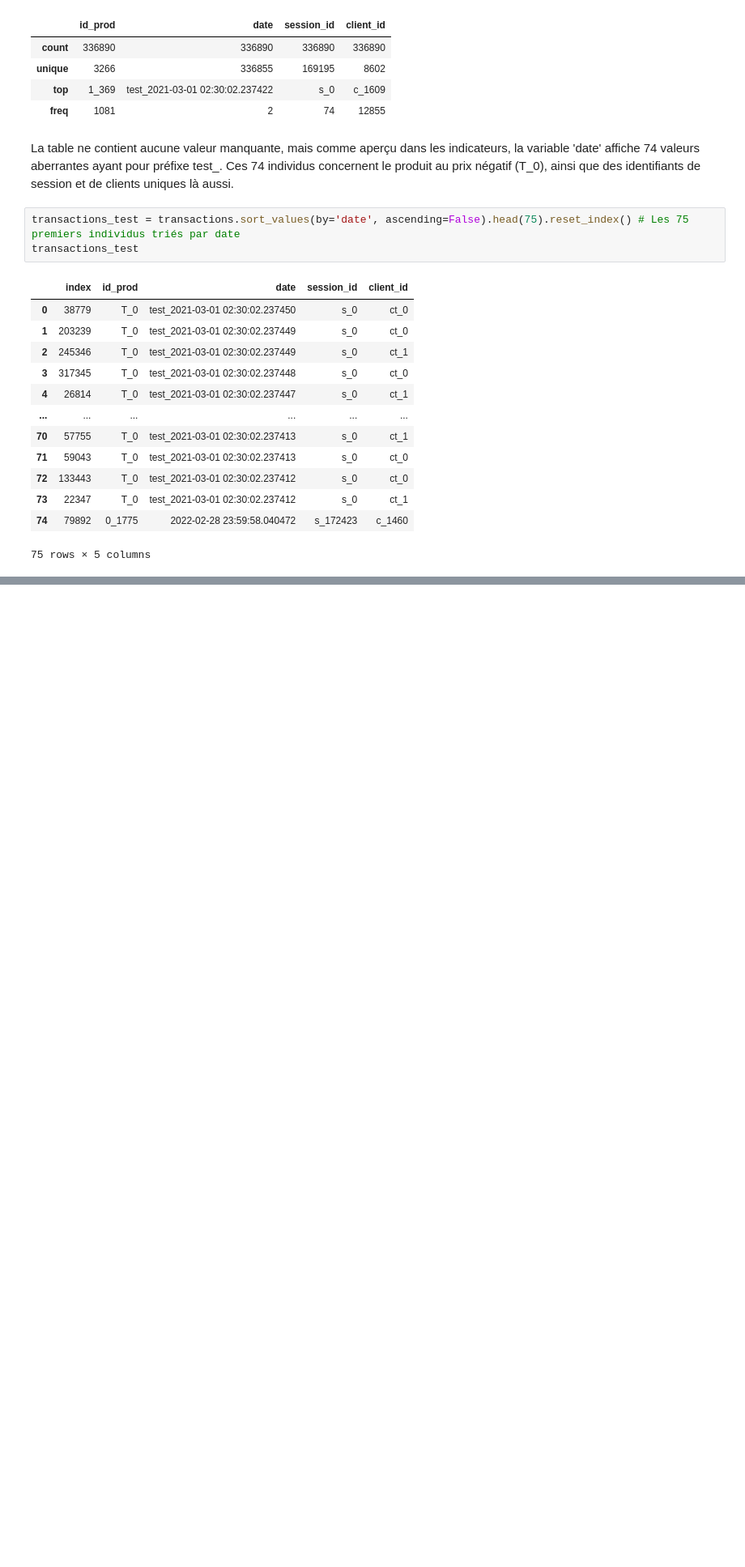
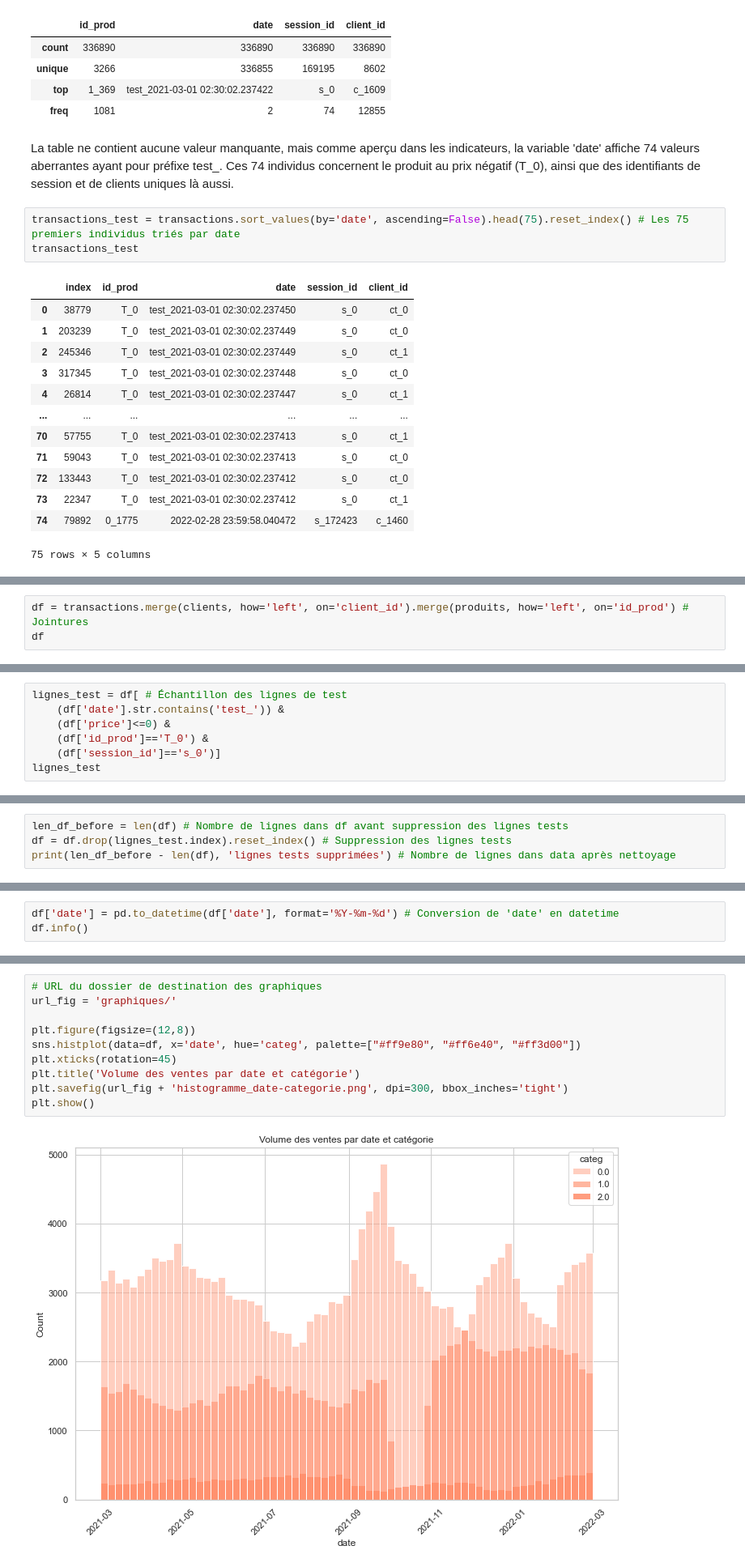
Before and after one commit to bbouya/Data_Analyst, a Jupyter notebook: analyse_vente/Analyse_Vente.ipynb, the cells around one changed output, grey strips where cells are left out. Shown at 81% size. Saved outputs shown, nothing was run; the diff lists cells and outputs as text; blank space fills up the shorter version.

```diff
--- a/analyse_vente/Analyse_Vente.ipynb
+++ b/analyse_vente/Analyse_Vente.ipynb
@@ -306,0 +339,3 @@ transactions_test
+# %%
+df = transactions.merge(clients, how='left', on='client_id').merge(produits, how='left', on='id_prod') # Jointures
+df
@@ -306,0 +398,7 @@ transactions_test
+# %%
+lignes_test = df[ # Échantillon des lignes de test
+    (df['date'].str.contains('test_')) &
+    (df['price']<=0) &
+    (df['id_prod']=='T_0') &
+    (df['session_id']=='s_0')]
+lignes_test
@@ -306,0 +419,4 @@ transactions_test
+# %%
+len_df_before = len(df) # Nombre de lignes dans df avant suppression des lignes tests
+df = df.drop(lignes_test.index).reset_index() # Suppression des lignes tests
+print(len_df_before - len(df), 'lignes tests supprimées') # Nombre de lignes dans data après nettoyage
@@ -306,0 +432,3 @@ transactions_test
+# %%
+df['date'] = pd.to_datetime(df['date'], format='%Y-%m-%d') # Conversion de 'date' en datetime
+df.info()
@@ -306,0 +452,12 @@ transactions_test
+# %%
+# URL du dossier de destination des graphiques
+url_fig = 'graphiques/'
+
+plt.figure(figsize=(12,8))
+sns.histplot(data=df, x='date', hue='categ', palette=["#ff9e80", "#ff6e40", "#ff3d00"])
+plt.xticks(rotation=45)
+plt.title('Volume des ventes par date et catégorie')
+plt.savefig(url_fig + 'histogramme_date-categorie.png', dpi=300, bbox_inches='tight')
+plt.show()
+# %% [output]
+[figure, added]
```
Also changed, not shown: parts of 30 cells of this notebook, 6 other files.
